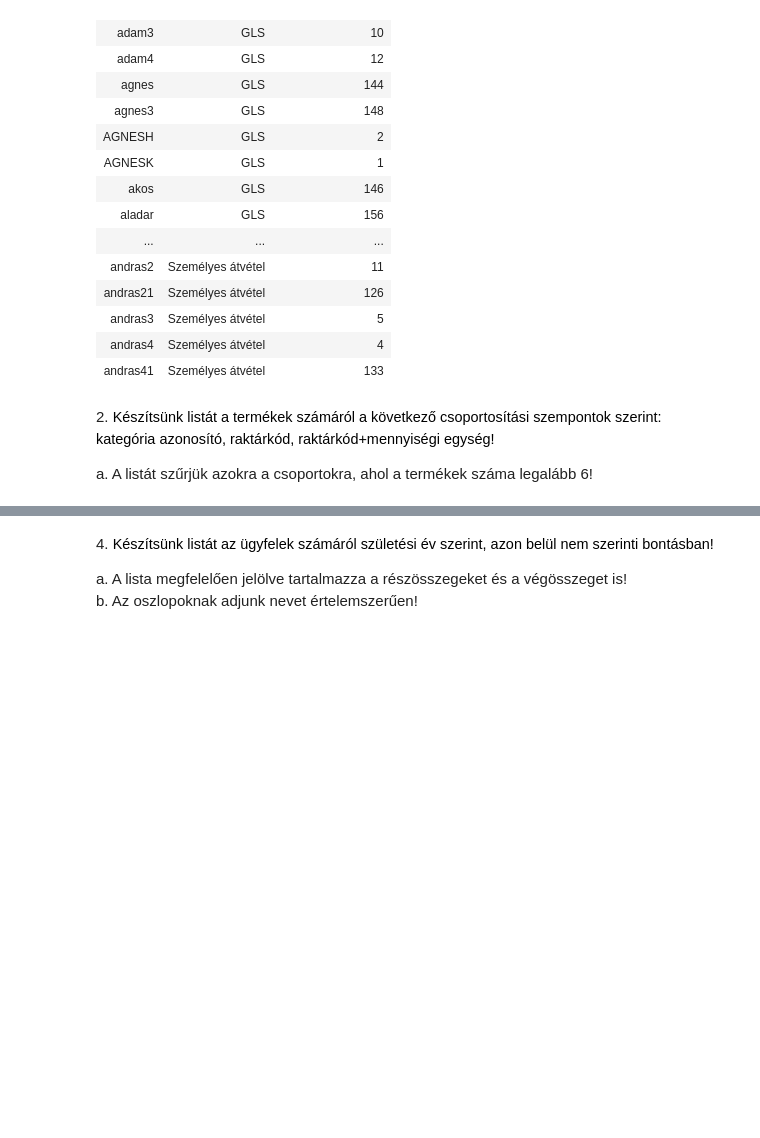
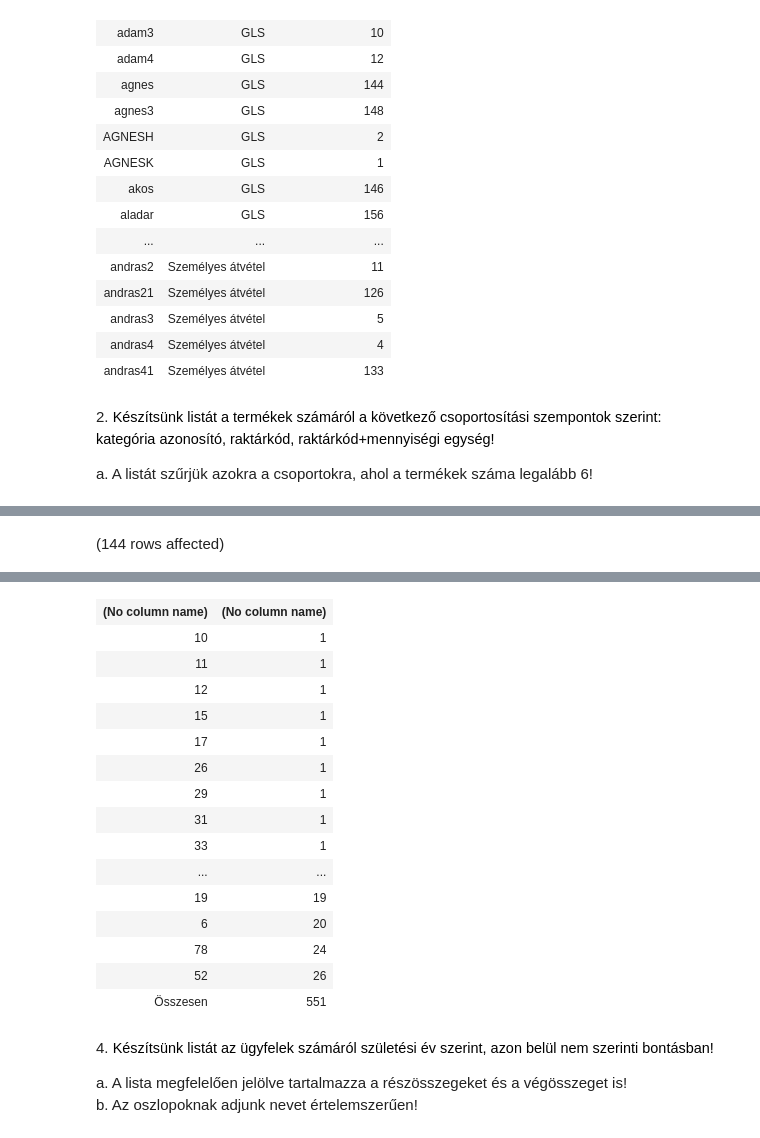
Before and after one commit to ChubbyP1/adatbazis_bce, a Jupyter notebook: gyakorlat04_feladatok.ipynb, the cells around one changed output, grey strips where cells are left out. Drawn from its saved outputs; the diff is of its cells as text; code cells hidden in the pictures; blank space fills up the shorter version.

```diff
--- a/gyakorlat04_feladatok.ipynb
+++ b/gyakorlat04_feladatok.ipynb
@@ -42,3 +66,11 @@ a. Elég megjeleníteni a kategóriák azonosítóit és a darabszámokat!
 
 
 ![](https://moodle.uni-corvinus.hu/theme/image.php/adaptable/atto_h5p/1709548862/icon)
+# %%
+SELECT  IIF(GROUPING_ID(KAT_ID) = 1, 'Összesen', CAST(KAT_ID AS nvarchar(10))),
+        COUNT(*)
+FROM Termek
+GROUP BY ROLLUP(KAT_ID)
+ORDER BY COUNT(*)
+# %% [output]
+(144 rows affected)
@@ -45,3 +78,19 @@ a. Elég megjeleníteni a kategóriák azonosítóit és a darabszámokat!
+| (No column name) | (No column name) |
+| 10 | 1 |
+| 11 | 1 |
+| 12 | 1 |
+| 15 | 1 |
+| 17 | 1 |
+| 26 | 1 |
+| 29 | 1 |
+| 31 | 1 |
+| 33 | 1 |
+| ... | ... |
+| 19 | 19 |
+| 6 | 20 |
+| 78 | 24 |
+| 52 | 26 |
+| Összesen | 551 |
 # %% [markdown]
 4. <span style="background-color: rgb(255, 255, 255); color: rgb(0, 0, 0); font-family: &quot;Open Sans&quot;, sans-serif; font-size: 14.44px;">Készítsünk listát az ügyfelek számáról születési év szerint, azon belül nem szerinti bontásban!&nbsp;</span>
 
```
Also changed, not shown: parts of 2 cells of this notebook.
